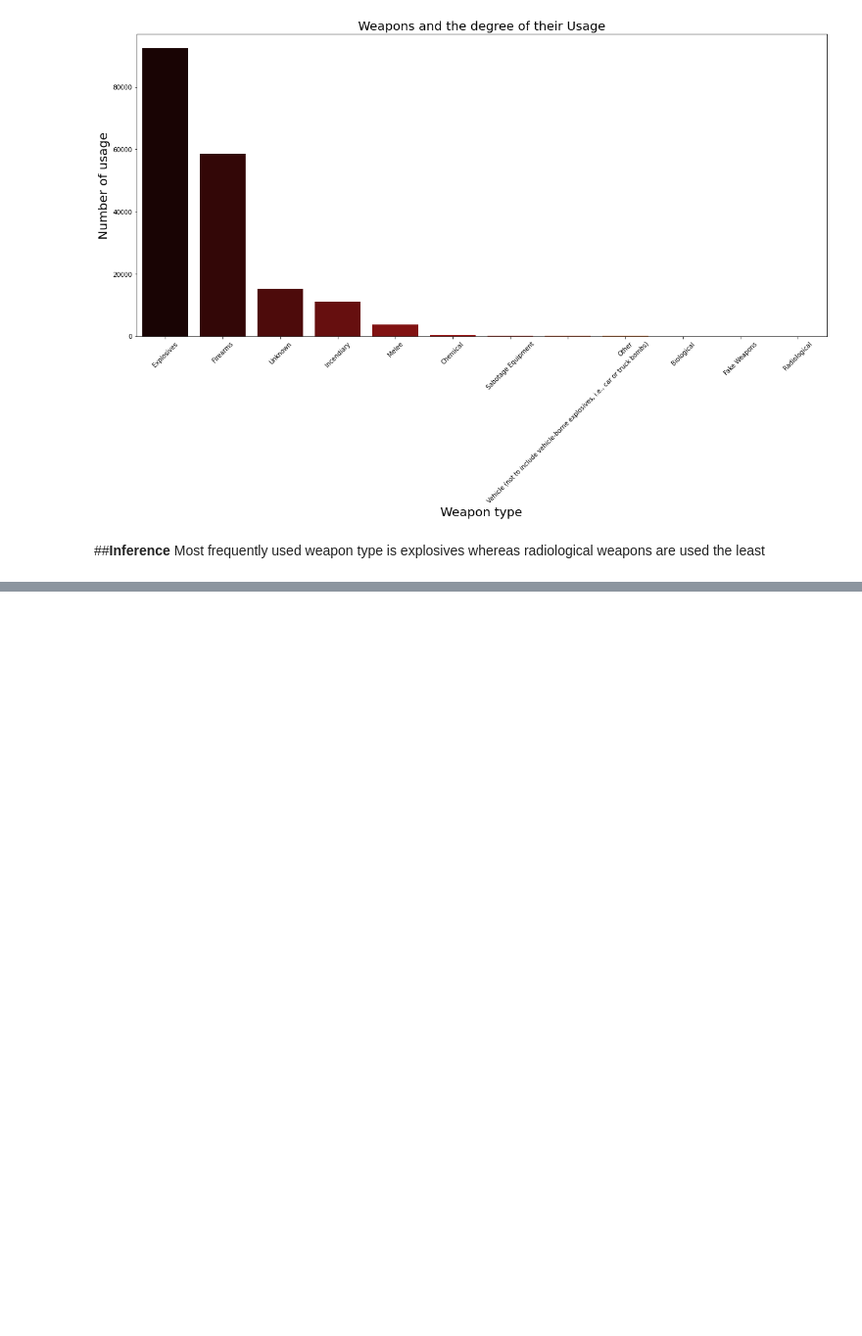
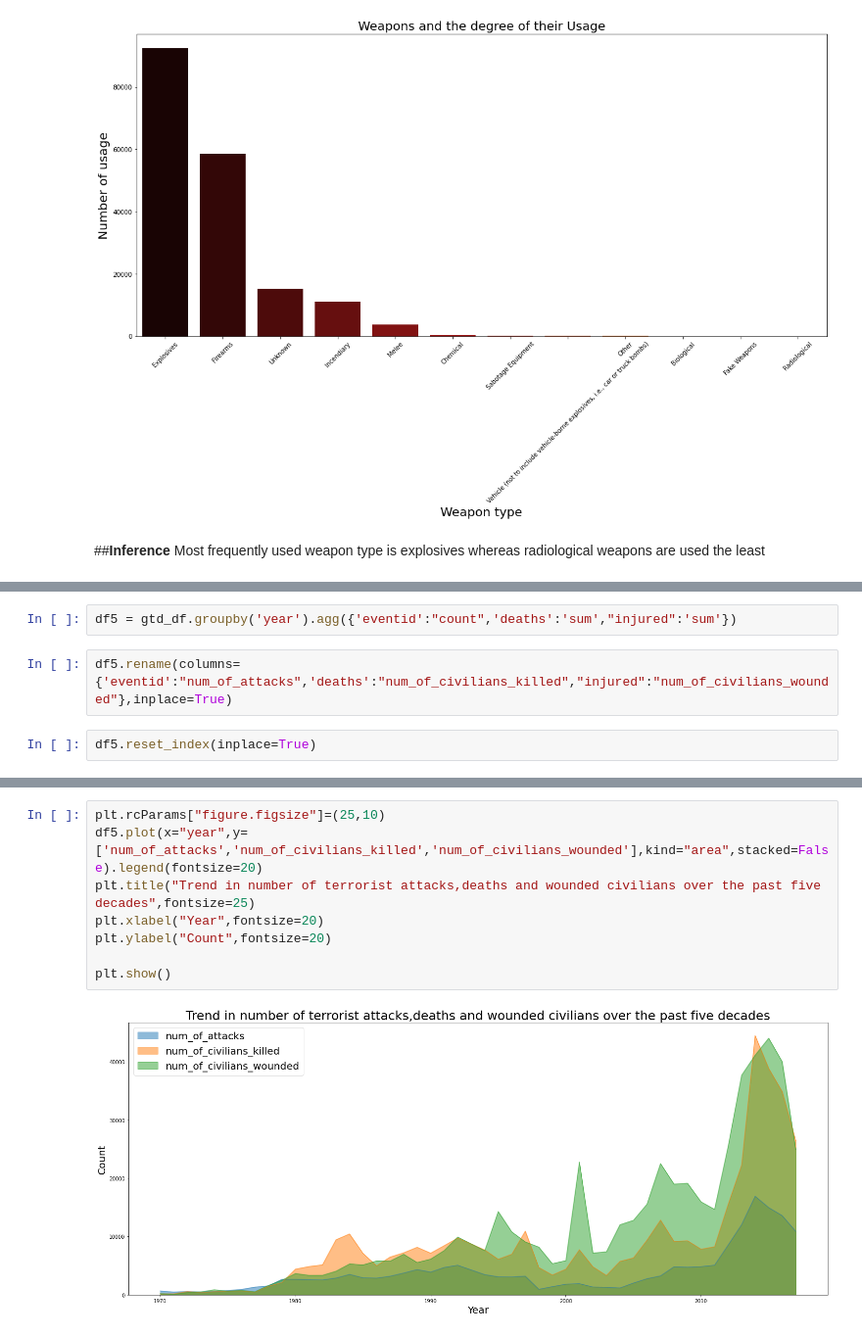
Before and after one commit to manjusreekc/EDA-Global-Terrorism-Analysis, a Jupyter notebook: Global_Terrorism_Analysis_EDA_Capstone_Project.ipynb, the cells around one changed output, grey strips where cells are left out. Shown at 98% size. Drawn from its saved outputs; the diff is of its cells as text; blank space fills up the shorter version.

```diff
--- a/Global_Terrorism_Analysis_EDA_Capstone_Project.ipynb
+++ b/Global_Terrorism_Analysis_EDA_Capstone_Project.ipynb
@@ -461,0 +534,6 @@ Most frequently used weapon type is explosives whereas radiological weapons are
+# %%
+df5 = gtd_df.groupby('year').agg({'eventid':"count",'deaths':'sum',"injured":'sum'})
+# %%
+df5.rename(columns={'eventid':"num_of_attacks",'deaths':"num_of_civilians_killed","injured":"num_of_civilians_wounded"},inplace=True)
+# %%
+df5.reset_index(inplace=True)
@@ -461,0 +549,10 @@ Most frequently used weapon type is explosives whereas radiological weapons are
+# %%
+plt.rcParams["figure.figsize"]=(25,10)
+df5.plot(x="year",y=['num_of_attacks','num_of_civilians_killed','num_of_civilians_wounded'],kind="area",stacked=False).legend(fontsize=20)
+plt.title("Trend in number of terrorist attacks,deaths and wounded civilians over the past five decades",fontsize=25)
+plt.xlabel("Year",fontsize=20)
+plt.ylabel("Count",fontsize=20)
+
+plt.show()
+# %% [output]
+[figure, added]
```
Also changed, not shown: parts of 14 cells of this notebook.
